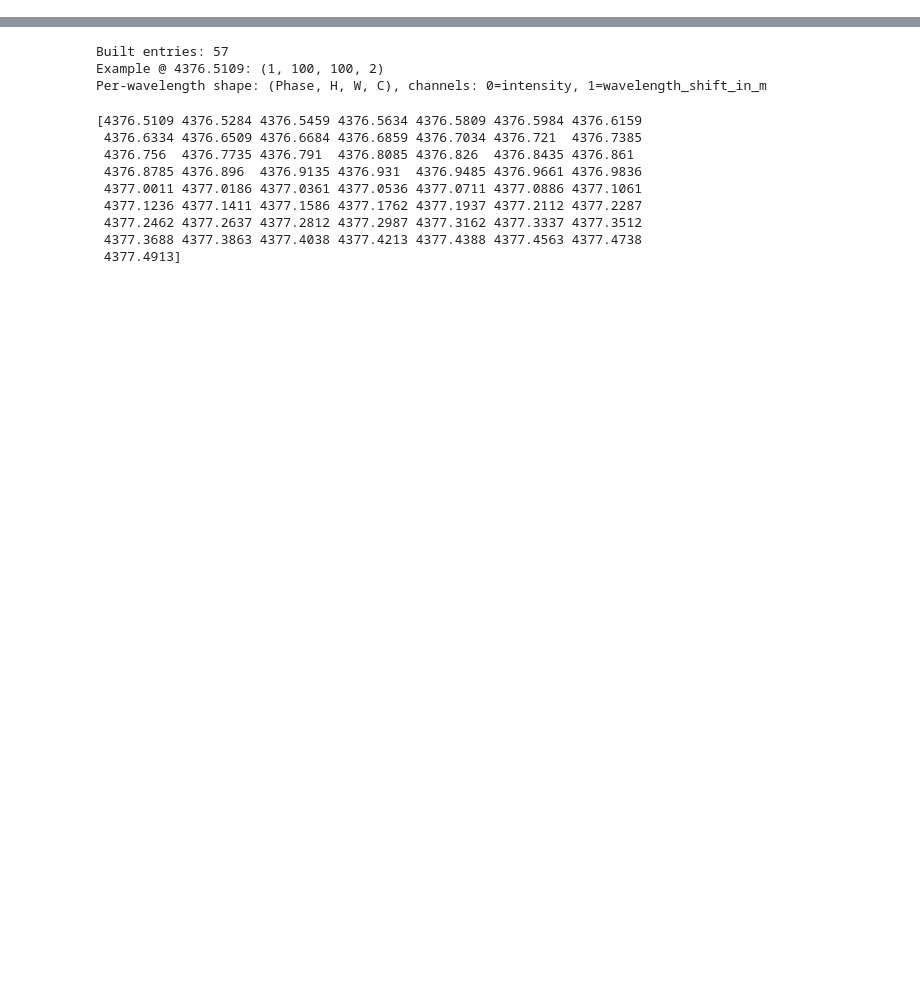
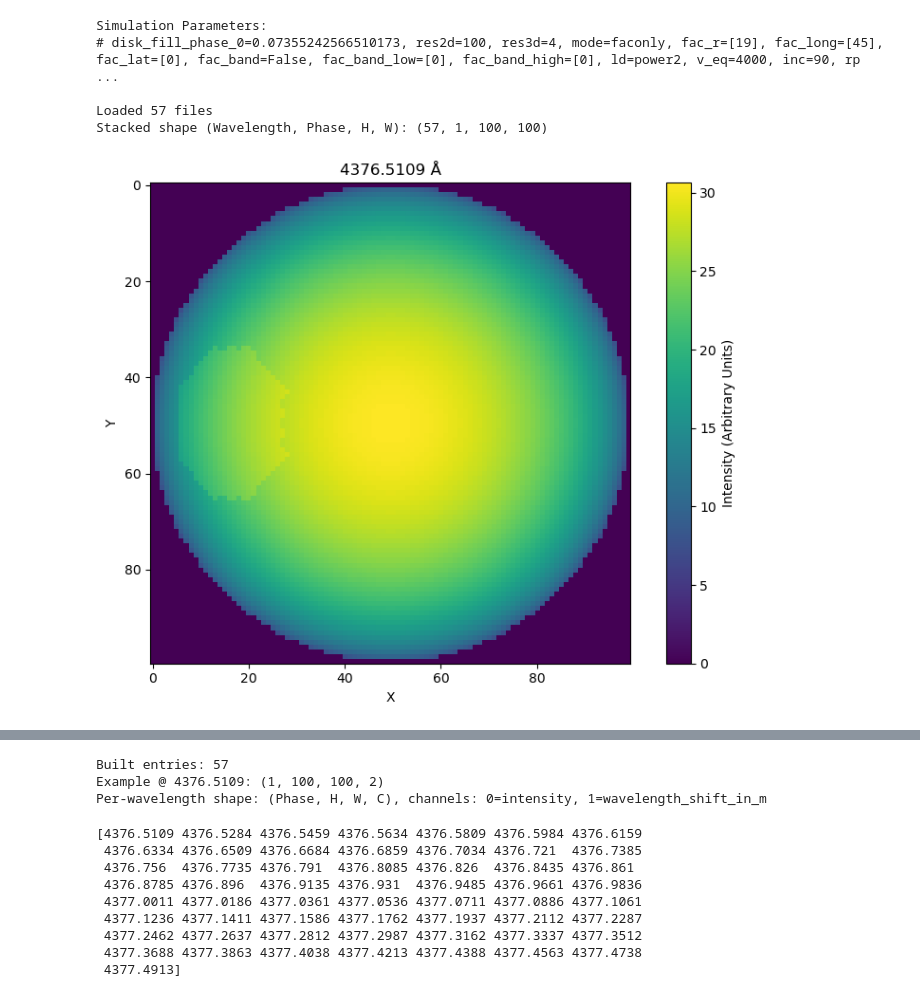
Before and after one commit to danayaptangco/actress, a Jupyter notebook: actress/outputs/full_disks_and_wavelength_shifts/1_analyze_disks.ipynb, the cells around one changed output, grey strips where cells are left out. Saved outputs shown, nothing was run; the diff lists cells and outputs as text; code cells hidden in the pictures; blank space fills up the shorter version.

Commit message:
for group meeting changes

```diff
--- a/actress/outputs/full_disks_and_wavelength_shifts/1_analyze_disks.ipynb
+++ b/actress/outputs/full_disks_and_wavelength_shifts/1_analyze_disks.ipynb
@@ -1,3 +1,80 @@
+# %%
+import numpy as np
+import matplotlib.pyplot as plt
+from pathlib import Path
+import re
+
+
+directory = './1_4376.5109_4377.4913_fac_lat0_long45_r19_v4000/'
+
+#band
+#directory = './1_4376.5109_4377.4913_band_lat45_90_v4000'
+
+
+
+
+# print the header of the first file to get the simulation parameters
+first_csv = next(Path('.').glob(f'{directory}/wavelength_shifts_inp*.csv'), None)
+if first_csv:
+    with open(first_csv, 'r') as f:
+        header = f.readline()
+        print("Simulation Parameters:")
+        print(header.strip())
+        print(' ')
+else:
+    print("No .csv files found to read the header from.")
+
+# Find all intensity-map files
+npy_files = sorted(Path('.').glob(f'{directory}/disk_inp*.npy'))
+if not npy_files:
+    raise FileNotFoundError("No files found matching pattern: disk_inp*.npy")
+
+def parse_wavelength(p):
+    m = re.search(r'inp([0-9.]+)\.npy$', p.name)
+    return float(m.group(1)) if m else np.nan
+
+# Load all files into a dict: {wavelength: array}
+intensity_maps = {}
+for f in npy_files:
+    wl = parse_wavelength(f)
+    intensity_maps[wl] = np.load(f)
+
+print(f"Loaded {len(intensity_maps)} files")
+# for wl in sorted(intensity_maps):
+#     print(f"  {wl}: shape={intensity_maps[wl].shape}")
+
+# Optional: stack to one array if all shapes are identical
+shapes = {arr.shape for arr in intensity_maps.values()}
+if len(shapes) == 1:
+    wavelengths = np.array(sorted(intensity_maps.keys()))
+    all_intensity_maps = np.stack([intensity_maps[wl] for wl in wavelengths], axis=0)
+    # all_intensity_maps shape: (num_wavelengths, num_phases, H, W)
+    print("Stacked shape (Wavelength, Phase, H, W):", all_intensity_maps.shape)
+else:
+    print("Shapes differ across files; kept as dictionary in 'intensity_maps'.")
+
+
+# Quick plot for one wavelength (first one) and one phase (idx=0)
+plot_wl = sorted(intensity_maps.keys())[0]
+idx = 0
+
+plt.figure(figsize=(8, 6))
+img_data = intensity_maps[plot_wl][idx]
+im = plt.imshow(img_data, cmap='viridis')
+plt.title(f'{plot_wl} Å')
+plt.xlabel('X')
+plt.ylabel('Y')
+plt.colorbar(im, label='Intensity (Arbitrary Units)')
+plt.tight_layout()
+plt.savefig('intensity_map_single.png', dpi=300, bbox_inches='tight')
+plt.show()
+# %% [output]
+Simulation Parameters:
+# disk_fill_phase_0=0.07355242566510173, res2d=100, res3d=4, mode=faconly, fac_r=[19], fac_long=[45], fac_lat=[0], fac_band=False, fac_band_low=[0], fac_band_high=[0], ld=power2, v_eq=4000, inc=90, rp ...
+
+Loaded 57 files
+Stacked shape (Wavelength, Phase, H, W): (57, 1, 100, 100)
+[figure, added]
 # %%
 import numpy as np
 import matplotlib.pyplot as plt
```
Also changed, not shown: parts of 6 cells of this notebook, 7 other files.
